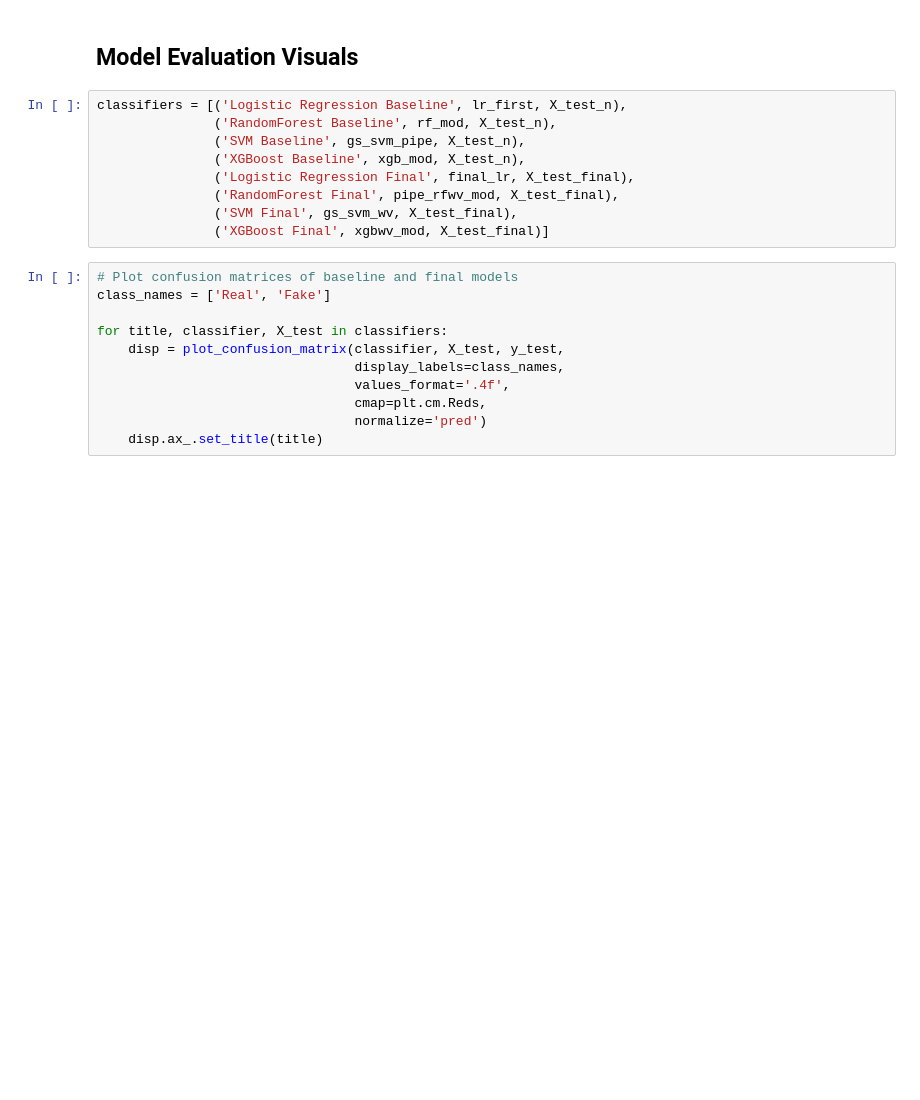
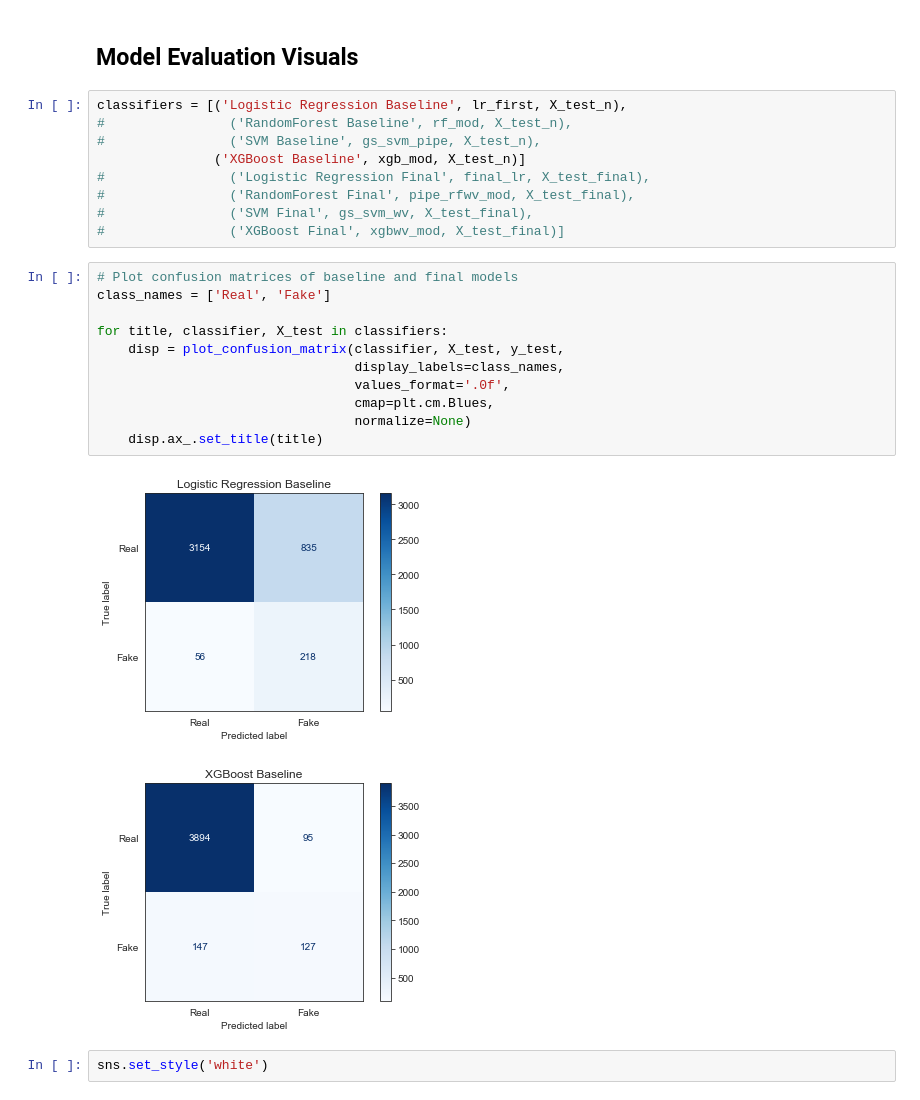
Before and after one commit to wplam107/NLP_Project, a Jupyter notebook: Mod6_models.ipynb, the cells around one changed output. Saved outputs shown, nothing was run; the diff lists cells and outputs as text; blank space fills up the shorter version.

```diff
--- a/Mod6_models.ipynb
+++ b/Mod6_models.ipynb
@@ -571,24 +702,29 @@ get_scores(gs_svm_wv, X_test_final, y_test)
 ## Model Evaluation Visuals
 # %%
 classifiers = [('Logistic Regression Baseline', lr_first, X_test_n),
-               ('RandomForest Baseline', rf_mod, X_test_n),
-               ('SVM Baseline', gs_svm_pipe, X_test_n),
-               ('XGBoost Baseline', xgb_mod, X_test_n),
-               ('Logistic Regression Final', final_lr, X_test_final),
-               ('RandomForest Final', pipe_rfwv_mod, X_test_final),
-               ('SVM Final', gs_svm_wv, X_test_final),
-               ('XGBoost Final', xgbwv_mod, X_test_final)]
+#                ('RandomForest Baseline', rf_mod, X_test_n),
+#                ('SVM Baseline', gs_svm_pipe, X_test_n),
+               ('XGBoost Baseline', xgb_mod, X_test_n)]
+#                ('Logistic Regression Final', final_lr, X_test_final),
+#                ('RandomForest Final', pipe_rfwv_mod, X_test_final),
+#                ('SVM Final', gs_svm_wv, X_test_final),
+#                ('XGBoost Final', xgbwv_mod, X_test_final)]
 # %%
 # Plot confusion matrices of baseline and final models
 class_names = ['Real', 'Fake']
 
 for title, classifier, X_test in classifiers:
     disp = plot_confusion_matrix(classifier, X_test, y_test,
                                  display_labels=class_names,
-                                 values_format='.4f',
-                                 cmap=plt.cm.Reds,
-                                 normalize='pred')
+                                 values_format='.0f',
+                                 cmap=plt.cm.Blues,
+                                 normalize=None)
     disp.ax_.set_title(title)
+# %% [output]
+[figure, added]
+[figure, added]
+# %%
+sns.set_style('white')
 # %%
 # Plot confusion matrix of XGBoost with word vector alone
 plot_confusion_matrix(xgb_tester, vcdf_test, y_test,
```
Also changed, not shown: parts of 18 cells of this notebook, 1 other file.
